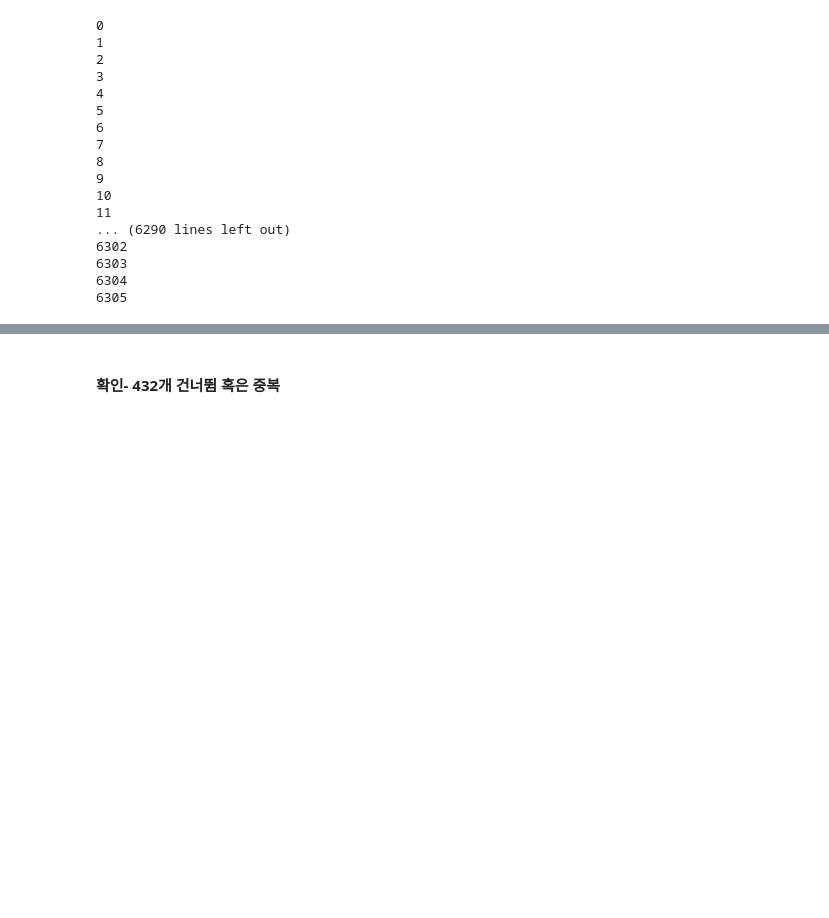
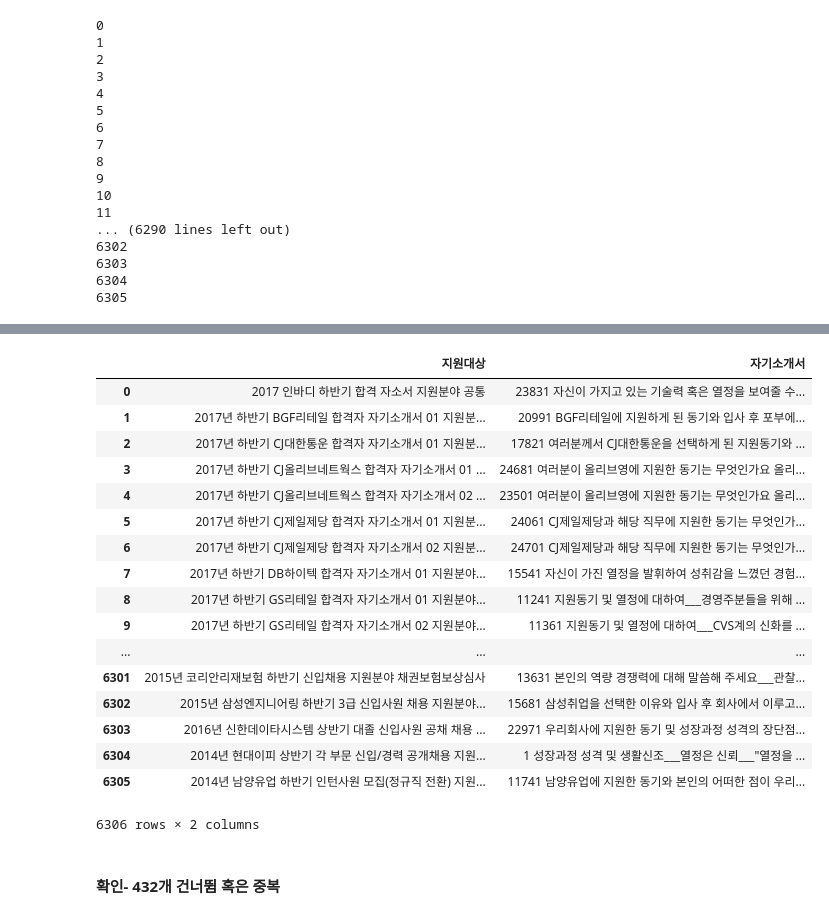
Before and after one commit to firstock/justBackup, a Jupyter notebook: utility/scrap_passSelfintro.ipynb, the cells around one changed output, grey strips where cells are left out. Saved outputs shown, nothing was run; the diff lists cells and outputs as text; code cells hidden in the pictures; blank space fills up the shorter version.

Commit message:
addCode_img_windows_control_modeCode_selfIntro_dataClean

```diff
--- a/utility/scrap_passSelfintro.ipynb
+++ b/utility/scrap_passSelfintro.ipynb
@@ -267,0 +252,2 @@ with open('data/passContents.csv', 'w', newline='', encoding='cp949') as csv_fil
+# %%
+content= pd.read_csv('data/passContents.csv', header=None, encoding='cp949')
@@ -267,0 +267,5 @@ with open('data/passContents.csv', 'w', newline='', encoding='cp949') as csv_fil
+# %%
+content.columns= ['지원대상','자기소개서']
+# %%
+f1= lambda x: str.replace(x, '띟띟띟', '___')
+content= content.applymap(f1)
@@ -267,0 +295,5 @@ with open('data/passContents.csv', 'w', newline='', encoding='cp949') as csv_fil
+# %%
+def yearFront(inStr):
+    chngPatt= '(.*)(\\d{4}년?\\s?)(.*)'
+    outStr= re.sub(chngPatt, '\\2\\1\\3', inStr)
+    return outStr
@@ -268,3 +305,24 @@ with open('data/passContents.csv', 'w', newline='', encoding='cp949') as csv_fil
+# %%
+content.applymap(yearFront)
+# %% [output]
+|  | 지원대상 | 자기소개서 |
+| 0 | 2017 인바디 하반기 합격 자소서 지원분야 공통 | 23831 자신이 가지고 있는 기술력 혹은 열정을 보여줄 수... |
+| 1 | 2017년 하반기 BGF리테일 합격자 자기소개서 01 지원분... | 20991 BGF리테일에 지원하게 된 동기와 입사 후 포부에... |
+| 2 | 2017년 하반기 CJ대한통운 합격자 자기소개서 01 지원분... | 17821 여러분께서 CJ대한통운을 선택하게 된 지원동기와 ... |
+| 3 | 2017년 하반기 CJ올리브네트웍스 합격자 자기소개서 01 ... | 24681 여러분이 올리브영에 지원한 동기는 무엇인가요 올리... |
+| 4 | 2017년 하반기 CJ올리브네트웍스 합격자 자기소개서 02 ... | 23501 여러분이 올리브영에 지원한 동기는 무엇인가요 올리... |
+| 5 | 2017년 하반기 CJ제일제당 합격자 자기소개서 01 지원분... | 24061 CJ제일제당과 해당 직무에 지원한 동기는 무엇인가... |
+| 6 | 2017년 하반기 CJ제일제당 합격자 자기소개서 02 지원분... | 24701 CJ제일제당과 해당 직무에 지원한 동기는 무엇인가... |
+| 7 | 2017년 하반기 DB하이텍 합격자 자기소개서 01 지원분야... | 15541 자신이 가진 열정을 발휘하여 성취감을 느꼈던 경험... |
+| 8 | 2017년 하반기 GS리테일 합격자 자기소개서 01 지원분야... | 11241 지원동기 및 열정에 대하여___경영주분들을 위해 ... |
+| 9 | 2017년 하반기 GS리테일 합격자 자기소개서 02 지원분야... | 11361 지원동기 및 열정에 대하여___CVS계의 신화를 ... |
+| ... | ... | ... |
+| 6301 | 2015년 코리안리재보험 하반기 신입채용 지원분야 채권보험보상심사 | 13631 본인의 역량 경쟁력에 대해 말씀해 주세요___관찰... |
+| 6302 | 2015년 삼성엔지니어링 하반기 3급 신입사원 채용 지원분야... | 15681 삼성취업을 선택한 이유와 입사 후 회사에서 이루고... |
+| 6303 | 2016년 신한데이타시스템 상반기 대졸 신입사원 공채 채용 ... | 22971 우리회사에 지원한 동기 및 성장과정 성격의 장단점... |
+| 6304 | 2014년 현대이피 상반기 각 부문 신입/경력 공개채용 지원... | 1 성장과정 성격 및 생활신조___열정은 신뢰___"열정을 ... |
+| 6305 | 2014년 남양유업 하반기 인턴사원 모집(정규직 전환) 지원... | 11741 남양유업에 지원한 동기와 본인의 어떠한 점이 우리... |
+6306 rows × 2 columns
 # %% [markdown]
 #### 확인- 432개 건너뜀 혹은 중복
 # %%
```
Also changed, not shown: parts of 18 cells of this notebook, 2 other files.
